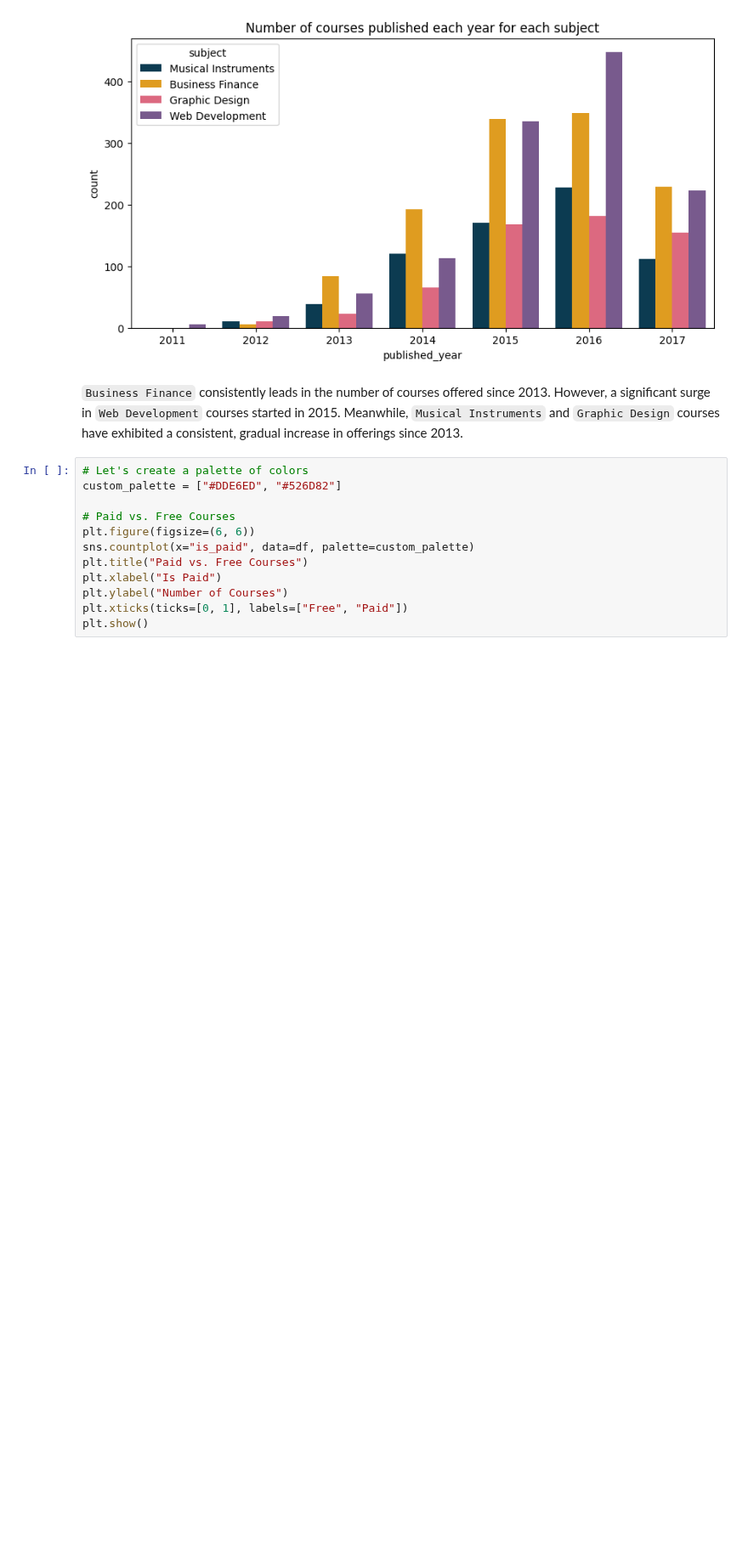
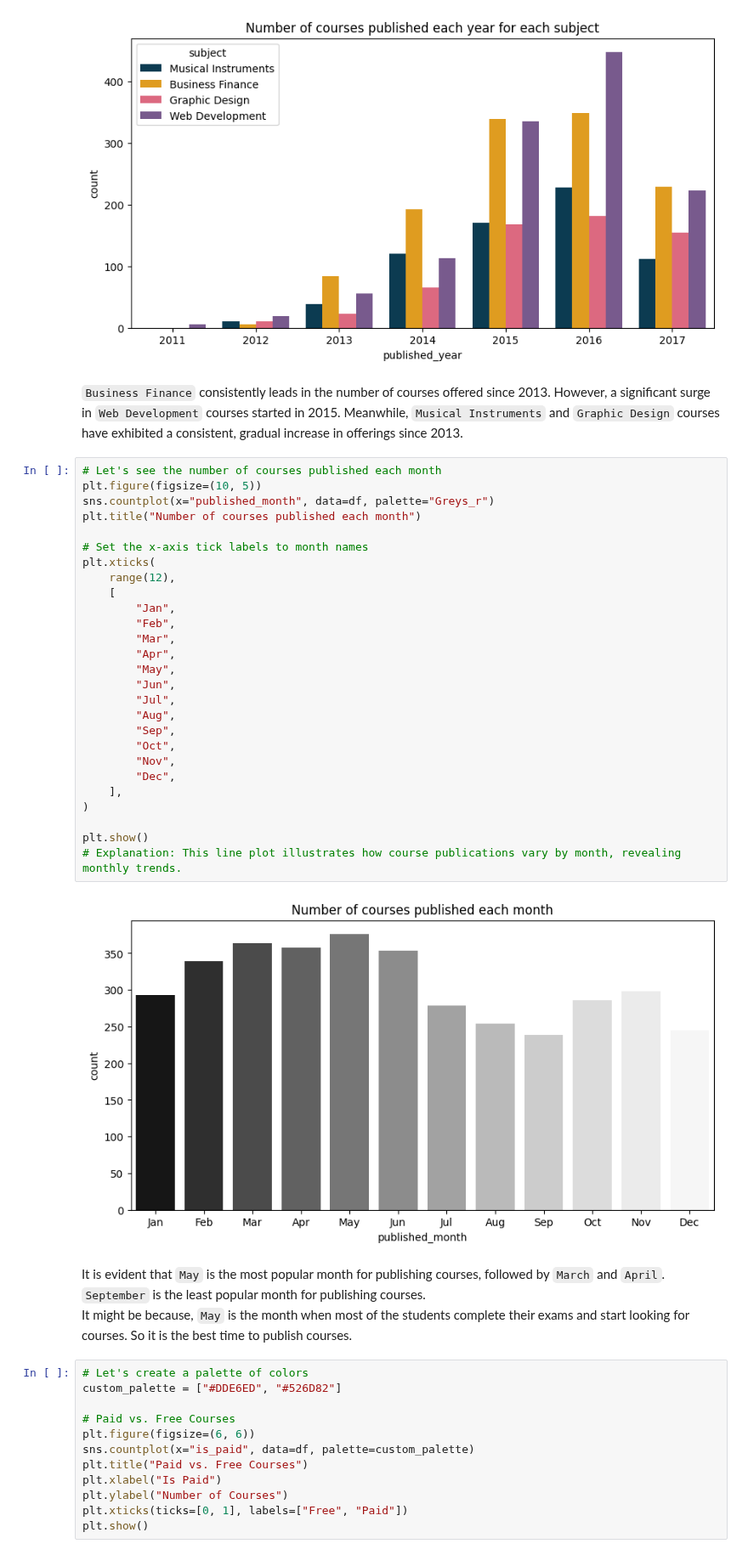
Before and after one commit to Chirag529/Udemy_Courses_Analysis, a Jupyter notebook: main.ipynb, the cells around one changed output. Shown at 85% size. Drawn from its saved outputs; the diff is of its cells as text; blank space fills up the shorter version.

```diff
--- a/main.ipynb
+++ b/main.ipynb
@@ -575,6 +575,38 @@ plt.show()
 [figure]
 # %% [markdown]
 `Business Finance` consistently leads in the number of courses offered since 2013. However, a significant surge in `Web Development` courses started in 2015. Meanwhile, `Musical Instruments` and `Graphic Design` courses have exhibited a consistent, gradual increase in offerings since 2013.
+# %%
+# Let's see the number of courses published each month
+plt.figure(figsize=(10, 5))
+sns.countplot(x="published_month", data=df, palette="Greys_r")
+plt.title("Number of courses published each month")
+
+# Set the x-axis tick labels to month names
+plt.xticks(
+    range(12),
+    [
+        "Jan",
+        "Feb",
+        "Mar",
+        "Apr",
+        "May",
+        "Jun",
+        "Jul",
+        "Aug",
+        "Sep",
+        "Oct",
+        "Nov",
+        "Dec",
+    ],
+)
+
+plt.show()
+# Explanation: This line plot illustrates how course publications vary by month, revealing monthly trends.
+# %% [output]
+[figure, added]
+# %% [markdown]
+It is evident that `May` is the most popular month for publishing courses, followed by `March` and `April`. `September` is the least popular month for publishing courses. <br />
+It might be because, `May` is the month when most of the students complete their exams and start looking for courses. So it is the best time to publish courses. <br />
 # %%
 # Let's create a palette of colors
 custom_palette = ["#DDE6ED", "#526D82"]
```
Also changed, not shown: parts of 15 cells of this notebook.
